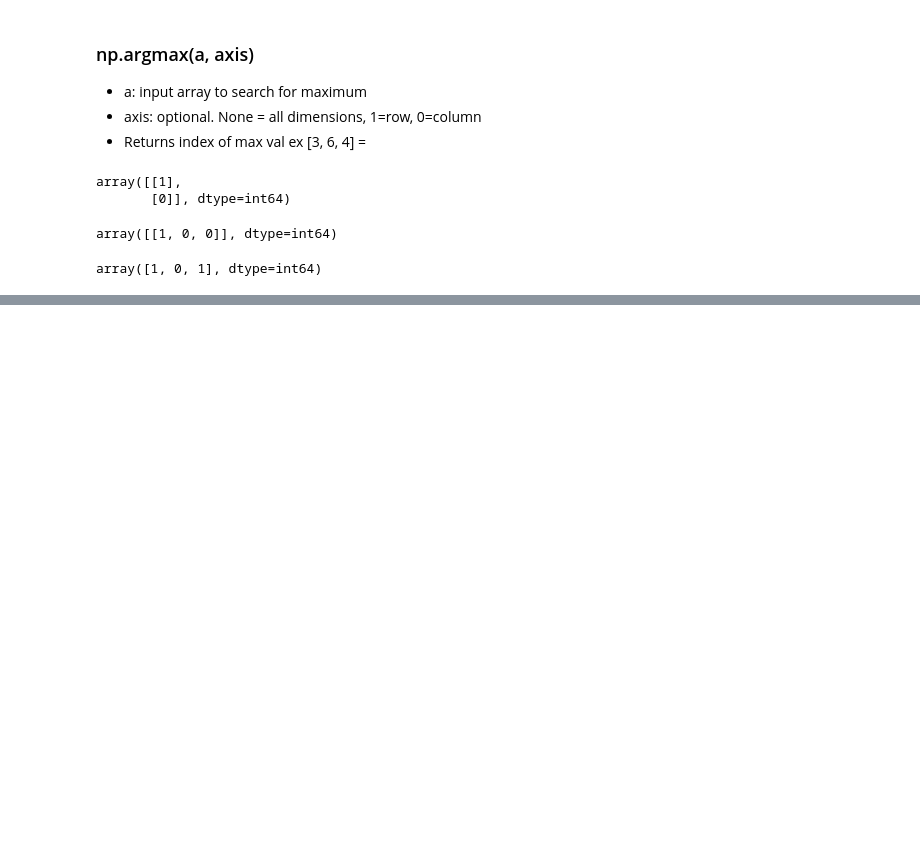
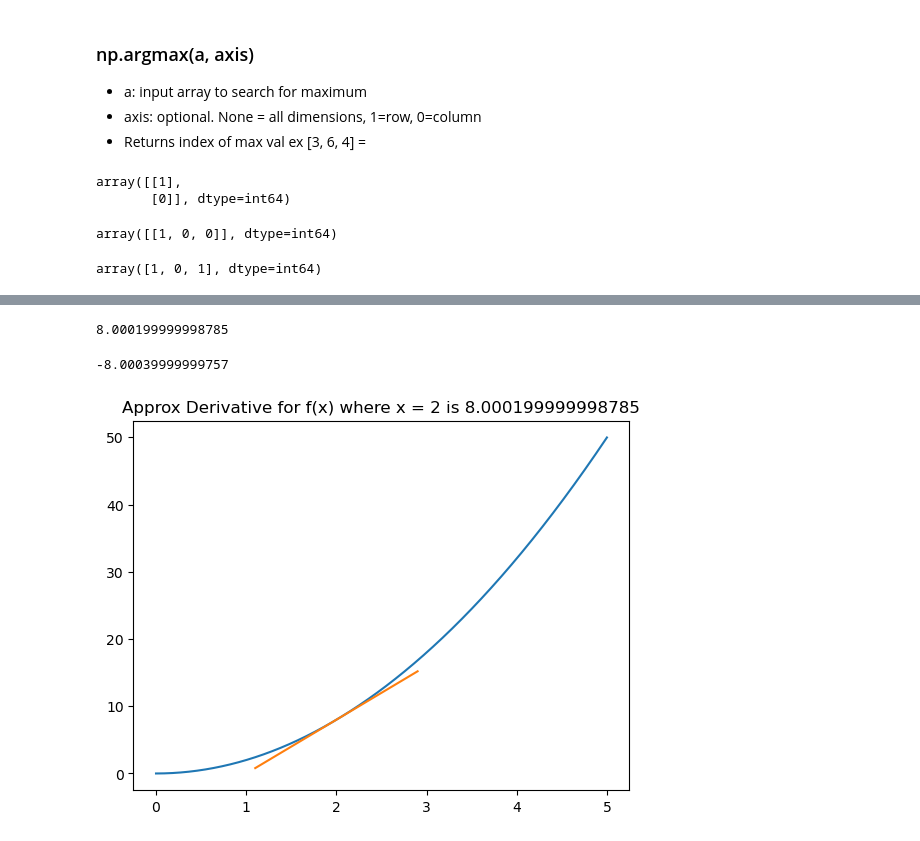
Before and after one commit to chelseyyotka/NeuralNetworksFromScratch, a Jupyter notebook: Notes.ipynb, the cells around one changed output, grey strips where cells are left out. Drawn from its saved outputs; the diff is of its cells as text; code cells hidden in the pictures; blank space fills up the shorter version.

```diff
--- a/Notes.ipynb
+++ b/Notes.ipynb
@@ -826,0 +840,40 @@ array([1, 0, 1], dtype=int64)
+# %%
+def f(x):
+    return 2 * x**2
+
+# change from x1 to x2
+# choose a really small point that will still keep things numerically stable
+p2_delta = 0.0001
+
+x1 = 2
+x2 = x1 + p2_delta
+
+y1 = f(x1)
+y2 = f(x2)
+
+# get the derivative/slope
+approximate_derivative = (y2 - y1)/(x2 - x1)
+approximate_derivative
+# %% [output]
+8.000199999998785
+# %%
+# get y intercept of tangent like with 2 points and the slope
+b = y2 - approximate_derivative * x2
+b
+# %% [output]
+-8.00039999999757
+# %%
+def tangent_line(x):
+    return approximate_derivative * x + b
+# %%
+# arange gives a smooth line
+x = np.arange(0, 5, 0.001)
+y = f(x)
+plt.plot(x, y)
+
+to_plot = [x1 - 0.9, x1, x1 + 0.9]
+plt.plot(to_plot, [tangent_line(i) for i in to_plot])
+plt.title(f"Approx Derivative for f(x) where x = {x1} is {approximate_derivative}")
+plt.show()
+# %% [output]
+[figure, added]
```
Also changed, not shown: parts of 11 cells of this notebook.
